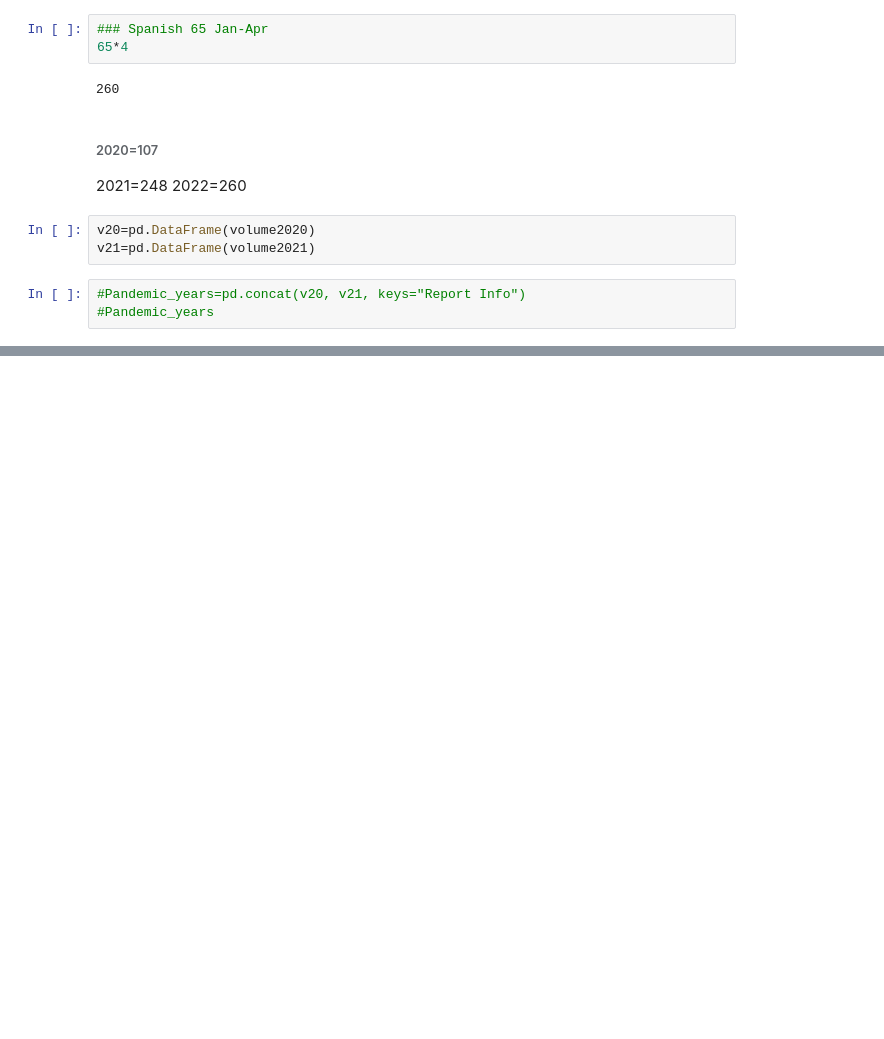
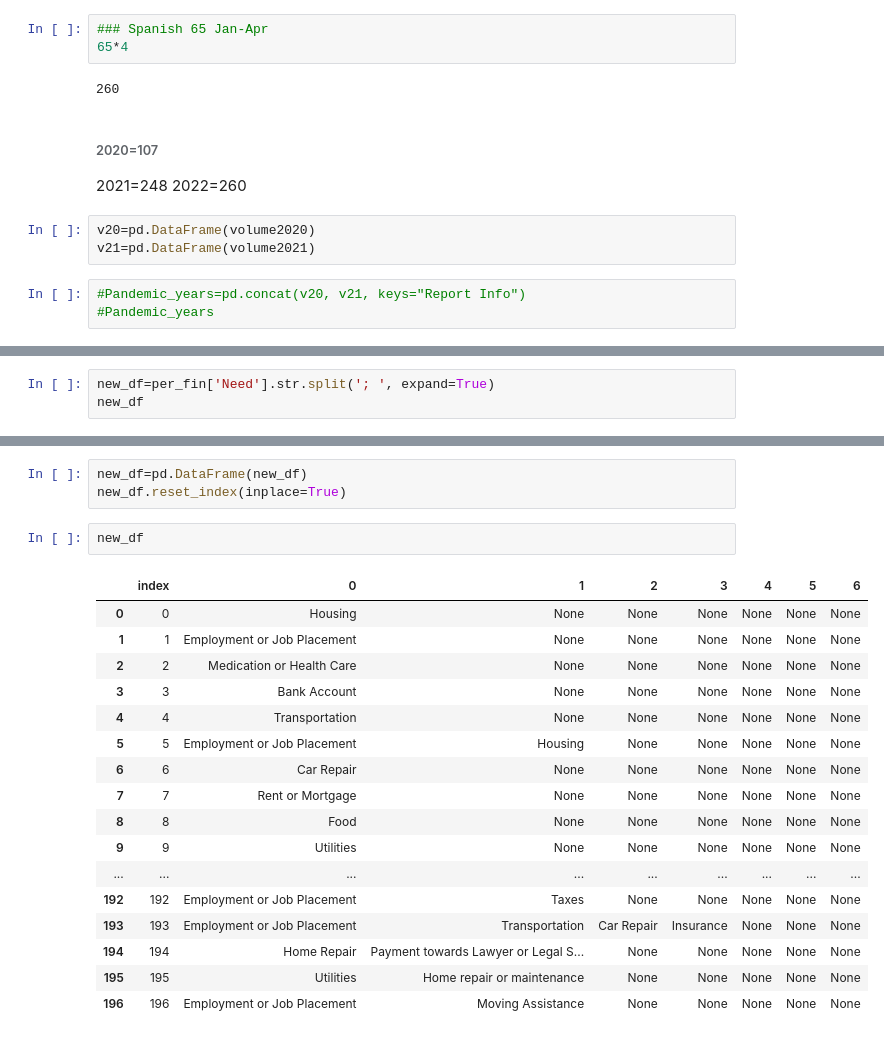
Before and after one commit to NSS-Data-Analytics-Cohort-6/fcs-crisis-data-campers, a Jupyter notebook: notebook/CD_DC-Ulitimate_Crisis.ipynb, the cells around one changed output, grey strips where cells are left out. Cells and saved outputs as stored; diff of their text form; blank space fills up the shorter version.

```diff
--- a/notebook/CD_DC-Ulitimate_Crisis.ipynb
+++ b/notebook/CD_DC-Ulitimate_Crisis.ipynb
@@ -717,0 +877,3 @@ plt.gcf().set_size_inches(15,7)
+# %%
+new_df=per_fin['Need'].str.split('; ', expand=True)
+new_df
@@ -717,0 +898,23 @@ plt.gcf().set_size_inches(15,7)
+# %%
+new_df=pd.DataFrame(new_df)
+new_df.reset_index(inplace=True)
+# %%
+new_df
+# %% [output]
+|  | index | 0 | 1 | 2 | 3 | 4 | 5 | 6 |
+| 0 | 0 | Housing | None | None | None | None | None | None |
+| 1 | 1 | Employment or Job Placement | None | None | None | None | None | None |
+| 2 | 2 | Medication or Health Care | None | None | None | None | None | None |
+| 3 | 3 | Bank Account | None | None | None | None | None | None |
+| 4 | 4 | Transportation | None | None | None | None | None | None |
+| 5 | 5 | Employment or Job Placement | Housing | None | None | None | None | None |
+| 6 | 6 | Car Repair | None | None | None | None | None | None |
+| 7 | 7 | Rent or Mortgage | None | None | None | None | None | None |
+| 8 | 8 | Food | None | None | None | None | None | None |
+| 9 | 9 | Utilities | None | None | None | None | None | None |
+| ... | ... | ... | ... | ... | ... | ... | ... | ... |
+| 192 | 192 | Employment or Job Placement | Taxes | None | None | None | None | None |
+| 193 | 193 | Employment or Job Placement | Transportation | Car Repair | Insurance | None | None | None |
+| 194 | 194 | Home Repair | Payment towards Lawyer or Legal S... | None | None | None | None | None |
+| 195 | 195 | Utilities | Home repair or maintenance | None | None | None | None | None |
+| 196 | 196 | Employment or Job Placement | Moving Assistance | None | None | None | None | None |
```
Also changed, not shown: parts of 69 cells of this notebook.
